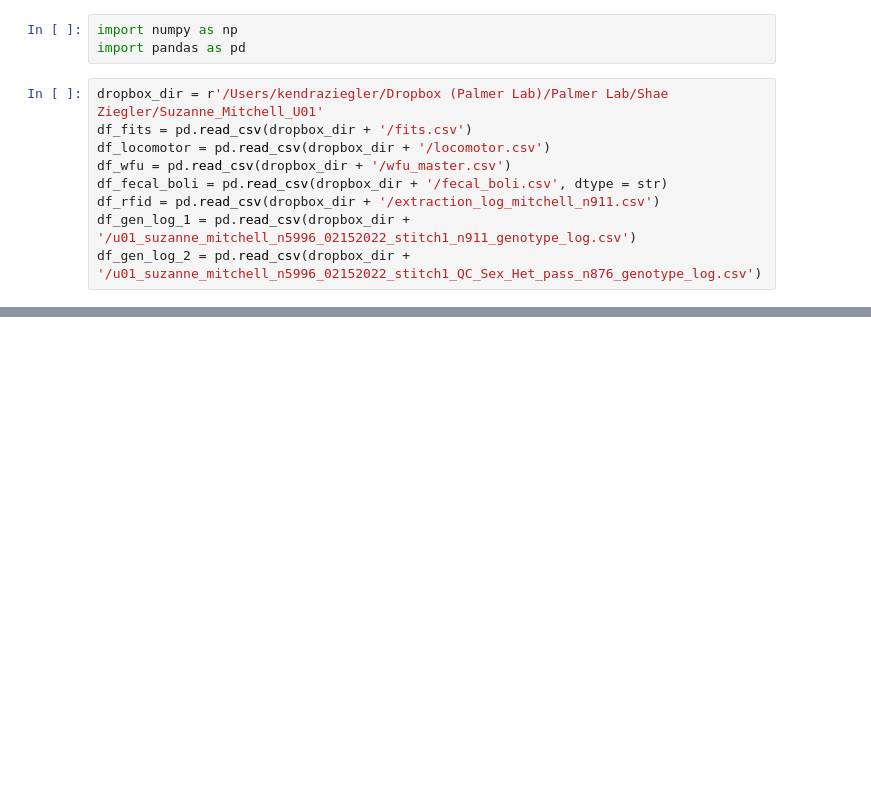
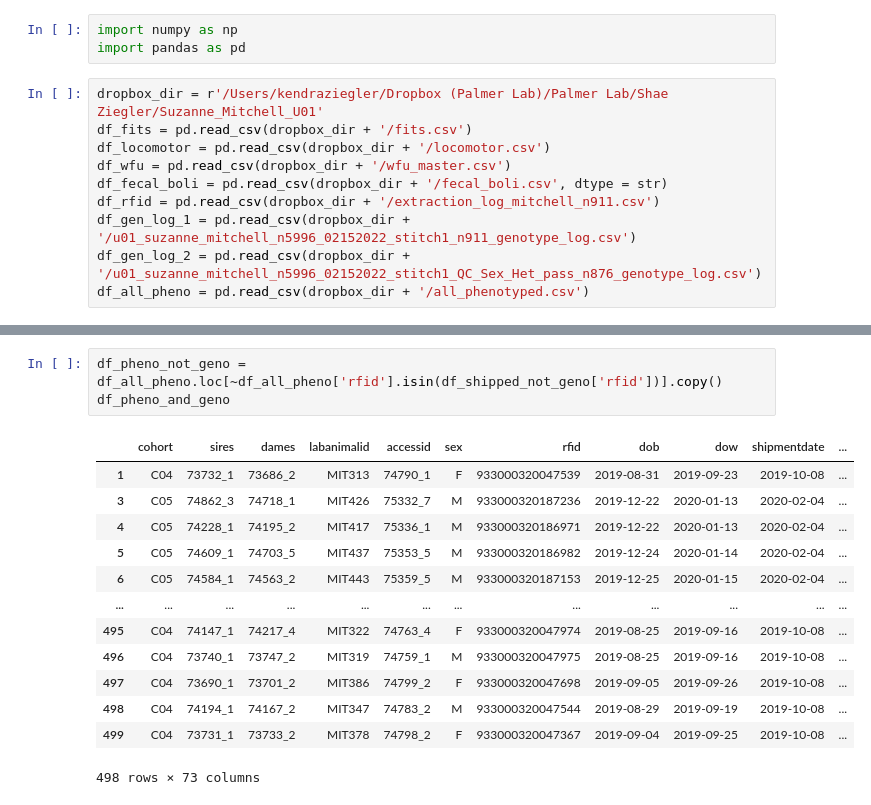
Before and after one commit to Shaezzer/PalmerLab, a Jupyter notebook: Suzanne_Mitchell_genotype_phenotype.ipynb, the cells around one changed output, grey strips where cells are left out. Cells and saved outputs as stored; diff of their text form; blank space fills up the shorter version.

```diff
--- a/Suzanne_Mitchell_genotype_phenotype.ipynb
+++ b/Suzanne_Mitchell_genotype_phenotype.ipynb
@@ -10,3 +10,4 @@ df_fecal_boli = pd.read_csv(dropbox_dir + '/fecal_boli.csv', dtype = str)
 df_rfid = pd.read_csv(dropbox_dir + '/extraction_log_mitchell_n911.csv')
 df_gen_log_1 = pd.read_csv(dropbox_dir + '/u01_suzanne_mitchell_n5996_02152022_stitch1_n911_genotype_log.csv')
 df_gen_log_2 = pd.read_csv(dropbox_dir + '/u01_suzanne_mitchell_n5996_02152022_stitch1_QC_Sex_Het_pass_n876_genotype_log.csv')
+df_all_pheno = pd.read_csv(dropbox_dir + '/all_phenotyped.csv')
@@ -73,0 +113,17 @@ df3
+# %%
+df_pheno_not_geno = df_all_pheno.loc[~df_all_pheno['rfid'].isin(df_shipped_not_geno['rfid'])].copy()
+df_pheno_and_geno
+# %% [output]
+|  | cohort | sires | dames | labanimalid | accessid | sex | rfid | dob | dow | shipmentdate | ... |
+| 1 | C04 | 73732_1 | 73686_2 | MIT313 | 74790_1 | F | 933000320047539 | 2019-08-31 | 2019-09-23 | 2019-10-08 | ... |
+| 3 | C05 | 74862_3 | 74718_1 | MIT426 | 75332_7 | M | 933000320187236 | 2019-12-22 | 2020-01-13 | 2020-02-04 | ... |
+| 4 | C05 | 74228_1 | 74195_2 | MIT417 | 75336_1 | M | 933000320186971 | 2019-12-22 | 2020-01-13 | 2020-02-04 | ... |
+| 5 | C05 | 74609_1 | 74703_5 | MIT437 | 75353_5 | M | 933000320186982 | 2019-12-24 | 2020-01-14 | 2020-02-04 | ... |
+| 6 | C05 | 74584_1 | 74563_2 | MIT443 | 75359_5 | M | 933000320187153 | 2019-12-25 | 2020-01-15 | 2020-02-04 | ... |
+| ... | ... | ... | ... | ... | ... | ... | ... | ... | ... | ... | ... |
+| 495 | C04 | 74147_1 | 74217_4 | MIT322 | 74763_4 | F | 933000320047974 | 2019-08-25 | 2019-09-16 | 2019-10-08 | ... |
+| 496 | C04 | 73740_1 | 73747_2 | MIT319 | 74759_1 | M | 933000320047975 | 2019-08-25 | 2019-09-16 | 2019-10-08 | ... |
+| 497 | C04 | 73690_1 | 73701_2 | MIT386 | 74799_2 | F | 933000320047698 | 2019-09-05 | 2019-09-26 | 2019-10-08 | ... |
+| 498 | C04 | 74194_1 | 74167_2 | MIT347 | 74783_2 | M | 933000320047544 | 2019-08-29 | 2019-09-19 | 2019-10-08 | ... |
+| 499 | C04 | 73731_1 | 73733_2 | MIT378 | 74798_2 | F | 933000320047367 | 2019-09-04 | 2019-09-25 | 2019-10-08 | ... |
+498 rows × 73 columns
```
Also changed, not shown: parts of 16 cells of this notebook.
